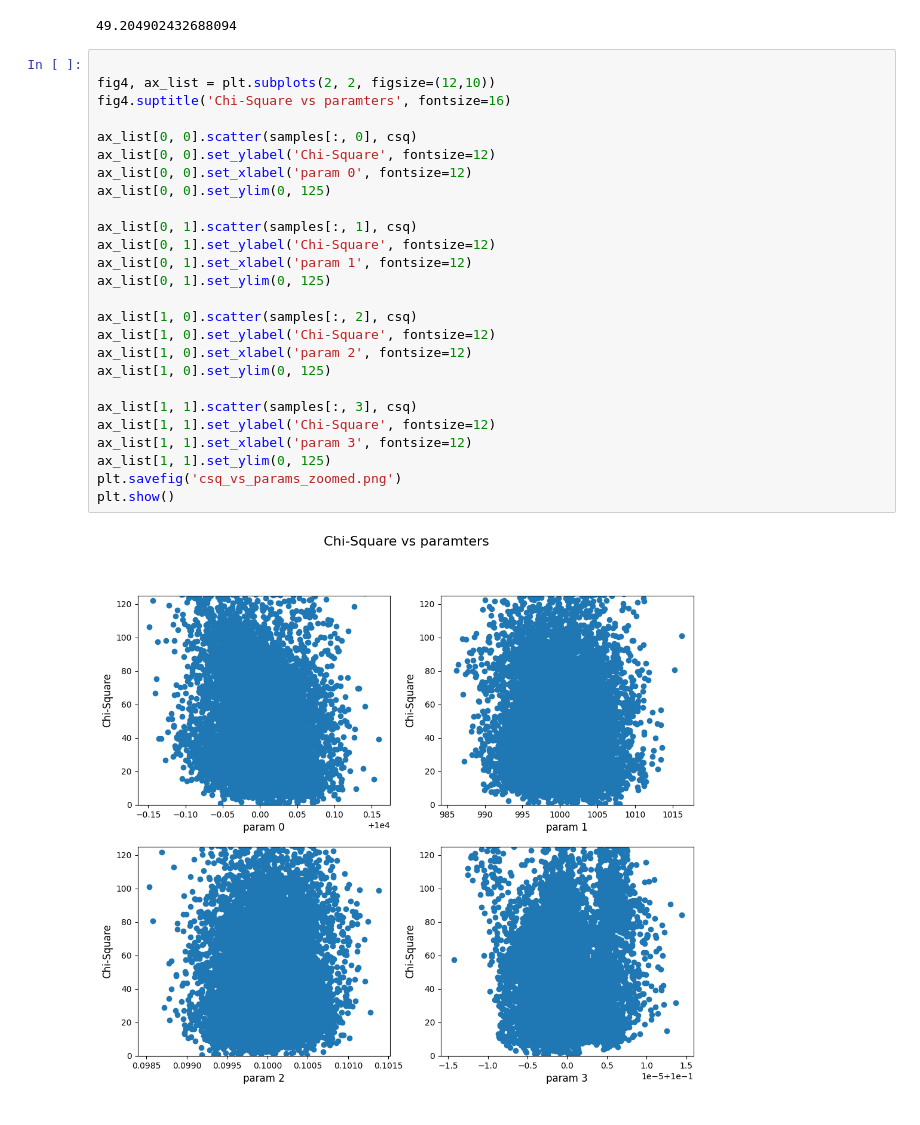
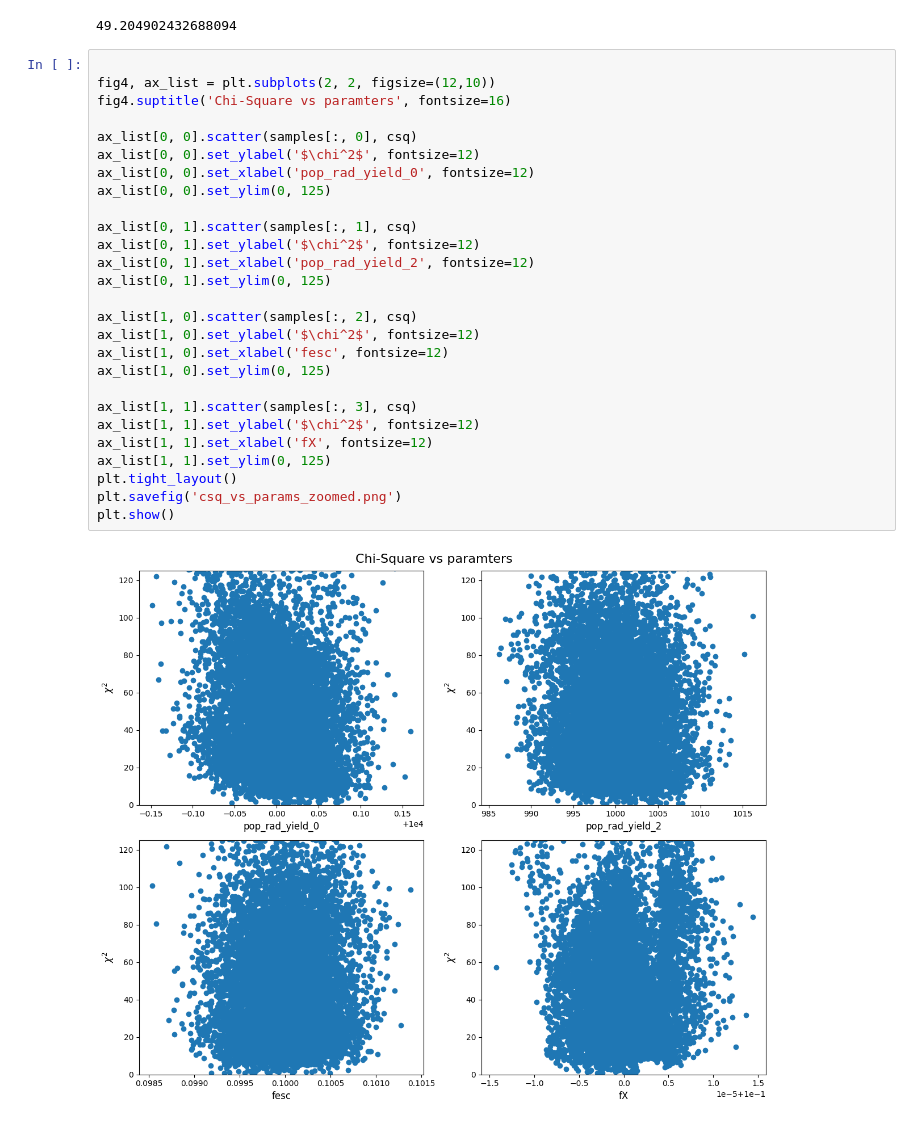
Before and after one commit to aryana-haghjoo/My-Project, a Jupyter notebook: code_final/known_curve/samples_plots.ipynb, the cells around one changed output. Saved outputs shown, nothing was run; the diff lists cells and outputs as text.

```diff
--- a/code_final/known_curve/samples_plots.ipynb
+++ b/code_final/known_curve/samples_plots.ipynb
@@ -86,31 +89,32 @@ np.mean(csq)
 # %%
 
 fig4, ax_list = plt.subplots(2, 2, figsize=(12,10))
 fig4.suptitle('Chi-Square vs paramters', fontsize=16)
 
 ax_list[0, 0].scatter(samples[:, 0], csq)
-ax_list[0, 0].set_ylabel('Chi-Square', fontsize=12)
-ax_list[0, 0].set_xlabel('param 0', fontsize=12)
+ax_list[0, 0].set_ylabel('$\chi^2$', fontsize=12)
+ax_list[0, 0].set_xlabel('pop_rad_yield_0', fontsize=12)
 ax_list[0, 0].set_ylim(0, 125)
 
 ax_list[0, 1].scatter(samples[:, 1], csq)
-ax_list[0, 1].set_ylabel('Chi-Square', fontsize=12)
-ax_list[0, 1].set_xlabel('param 1', fontsize=12)
+ax_list[0, 1].set_ylabel('$\chi^2$', fontsize=12)
+ax_list[0, 1].set_xlabel('pop_rad_yield_2', fontsize=12)
 ax_list[0, 1].set_ylim(0, 125)
 
 ax_list[1, 0].scatter(samples[:, 2], csq)
-ax_list[1, 0].set_ylabel('Chi-Square', fontsize=12)
-ax_list[1, 0].set_xlabel('param 2', fontsize=12)
+ax_list[1, 0].set_ylabel('$\chi^2$', fontsize=12)
+ax_list[1, 0].set_xlabel('fesc', fontsize=12)
 ax_list[1, 0].set_ylim(0, 125)
 
 ax_list[1, 1].scatter(samples[:, 3], csq)
-ax_list[1, 1].set_ylabel('Chi-Square', fontsize=12)
-ax_list[1, 1].set_xlabel('param 3', fontsize=12)
+ax_list[1, 1].set_ylabel('$\chi^2$', fontsize=12)
+ax_list[1, 1].set_xlabel('fX', fontsize=12)
 ax_list[1, 1].set_ylim(0, 125)
+plt.tight_layout()
 plt.savefig('csq_vs_params_zoomed.png')
 plt.show()
 # %% [output]
-[figure, old version]
+[figure, new version]
 # %%
 fig4, ax_list = plt.subplots(2, 2, figsize=(12,10))
 fig4.suptitle('Chi-Square vs paramters', fontsize=16)
```
Also changed, not shown: parts of 3 cells of this notebook, 50 other files.
